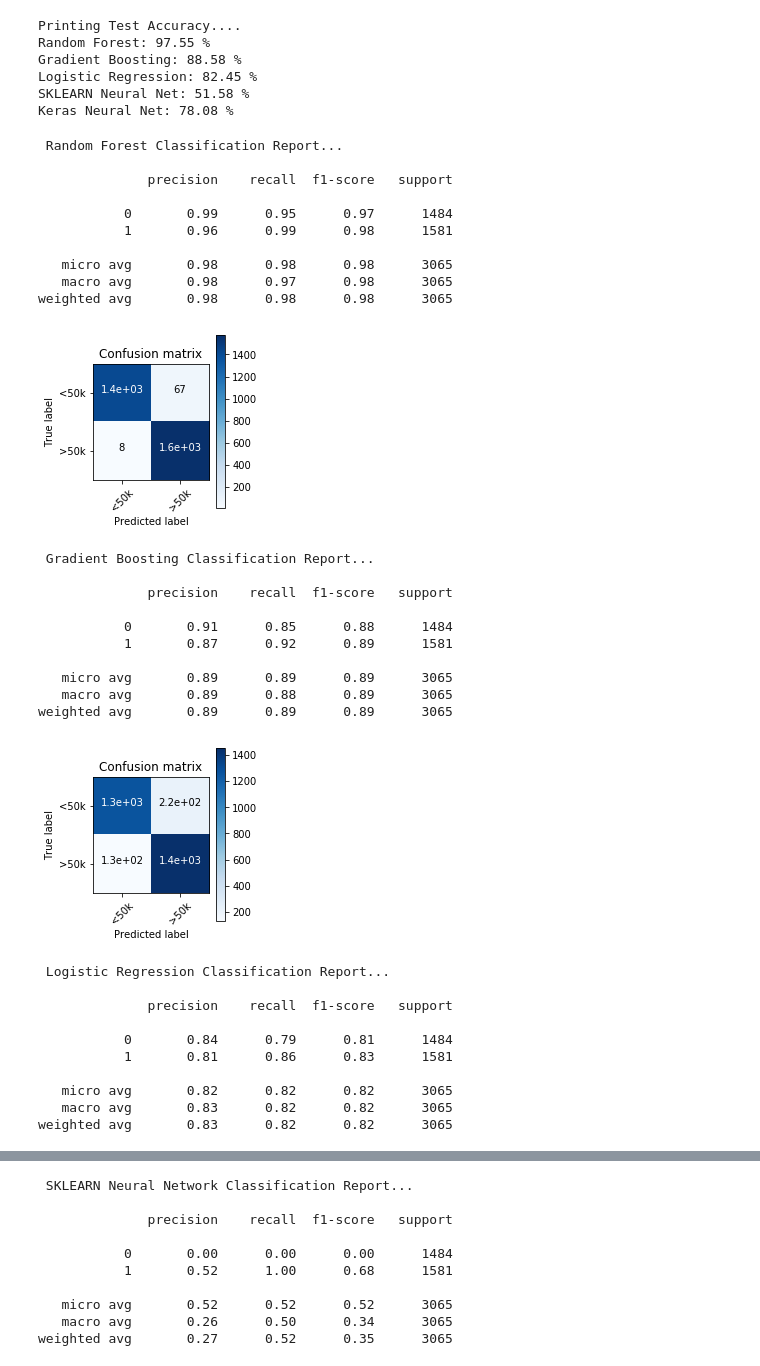
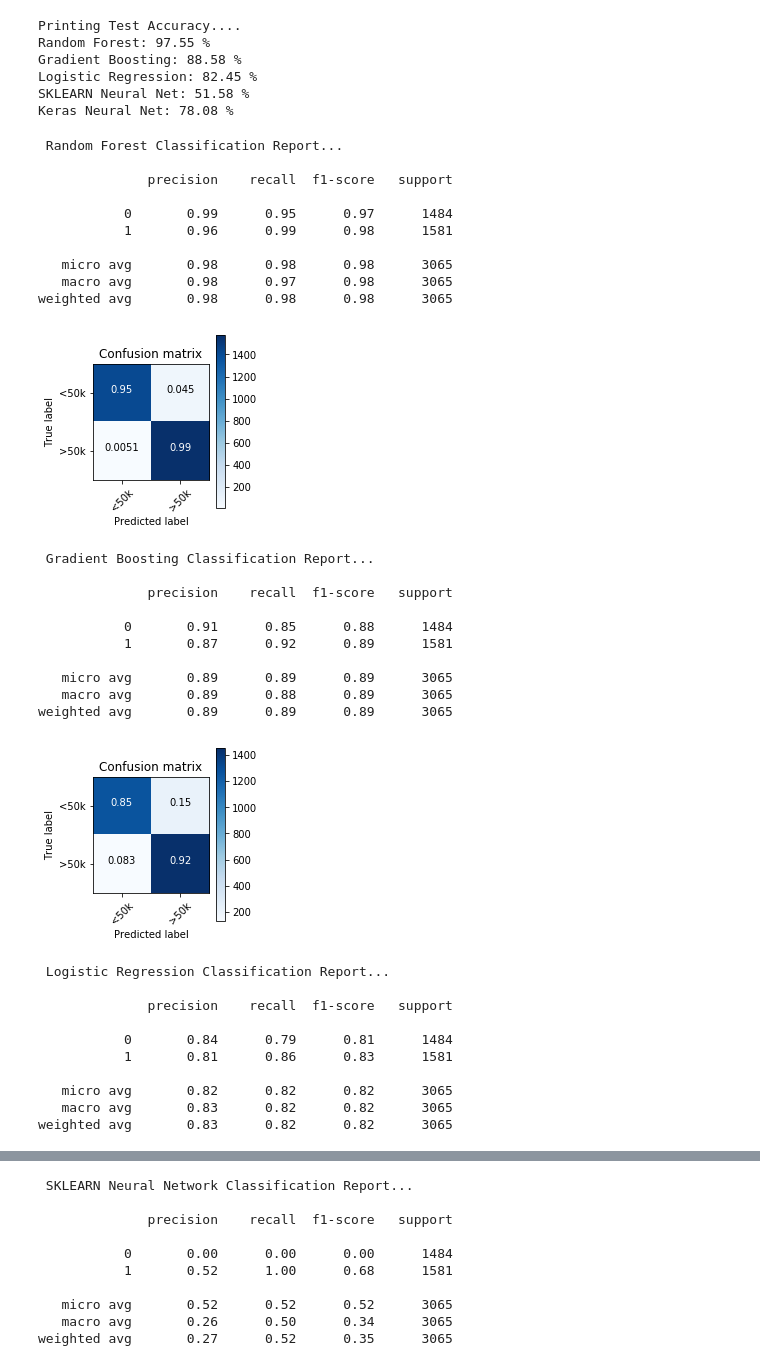
Before and after one commit to drcastillo/hicss2020, a Jupyter notebook: Explainability.ipynb, the cells around one changed output, grey strips where cells are left out. Saved outputs shown, nothing was run; the diff lists cells and outputs as text; code cells hidden in the pictures.

```diff
--- a/Explainability.ipynb
+++ b/Explainability.ipynb
@@ -135,51 +135,51 @@ rcParams['figure.figsize'] = 3, 3  #Adjust plot size
 print("\033[1m Random Forest Classification Report...\n \033[0m")
 print(classification_report(y_test, rfc.predict(encoder.transform(X_test))))
 cm = confusion_matrix(y_test, rfc.predict(encoder.transform(X_test)))
-plot_confusion_matrix(cm, classes=class_names)
+plot_confusion_matrix(cm, classes=class_names, normalize= True)
 plt.show()
 
 print("\033[1m Gradient Boosting Classification Report...\n \033[0m")
 print(classification_report(y_test, gbc.predict(encoder.transform(X_test))))
 cm = confusion_matrix(y_test, gbc.predict(encoder.transform(X_test)))
-plot_confusion_matrix(cm, classes=class_names)
+plot_confusion_matrix(cm, classes=class_names,normalize= True)
 plt.show()
 
 print("\033[1m Logistic Regression Classification Report...\n \033[0m")
 print(classification_report(y_test, logit.predict(encoder.transform(X_test))))
 cm = confusion_matrix(y_test, logit.predict(encoder.transform(X_test)))
-plot_confusion_matrix(cm, classes=class_names)
+plot_confusion_matrix(cm, classes=class_names, normalize= True)
 plt.show()
 
 print("\033[1m SKLEARN Neural Network Classification Report...\n \033[0m")
 print(classification_report(y_test, sk_ann.predict(encoder.transform(X_test))))
-cm = confusion_matrix(y_test, sk_ann.predict(encoderclassification_report(y_test, sk_ann.predict(encoder.transform(X_test))).transform(X_test)))
-plot_confusion_matrix(cm, classes=class_names)
+cm = confusion_matrix(y_test,sk_ann.predict(encoder.transform(X_test)))
+plot_confusion_matrix(cm, classes=class_names, normalize= True)
 plt.show()
 
 
 print("\033[1m KERAS Neural Network Classification Report...\n \033[0m")
 print(
     classification_report(
         y_test,
         np.argmax(keras_ann.predict(encoder.transform(X_test).toarray()),
                   axis=1)))
 cm = confusion_matrix(
     y_test,
     np.argmax(keras_ann.predict(encoder.transform(X_test).toarray()), axis=1))
-plot_confusion_matrix(cm, classes=class_names)
+plot_confusion_matrix(cm, classes=class_names, normalize= True)
 plt.show()
 # %% [output]
  Random Forest Classification Report...
 
               precision    recall  f1-score   support
 
            0       0.99      0.95      0.97      1484
            1       0.96      0.99      0.98      1581
 
    micro avg       0.98      0.98      0.98      3065
    macro avg       0.98      0.97      0.98      3065
 weighted avg       0.98      0.98      0.98      3065
-[figure, old version]
+[figure, new version]
  Gradient Boosting Classification Report...
 
               precision    recall  f1-score   support
@@ -190,7 +190,7 @@ weighted avg       0.98      0.98      0.98      3065
    micro avg       0.89      0.89      0.89      3065
    macro avg       0.89      0.88      0.89      3065
 weighted avg       0.89      0.89      0.89      3065
-[figure, old version]
+[figure, new version]
  Logistic Regression Classification Report...
 
               precision    recall  f1-score   support
```
Also changed, not shown: parts of 4 cells of this notebook.
